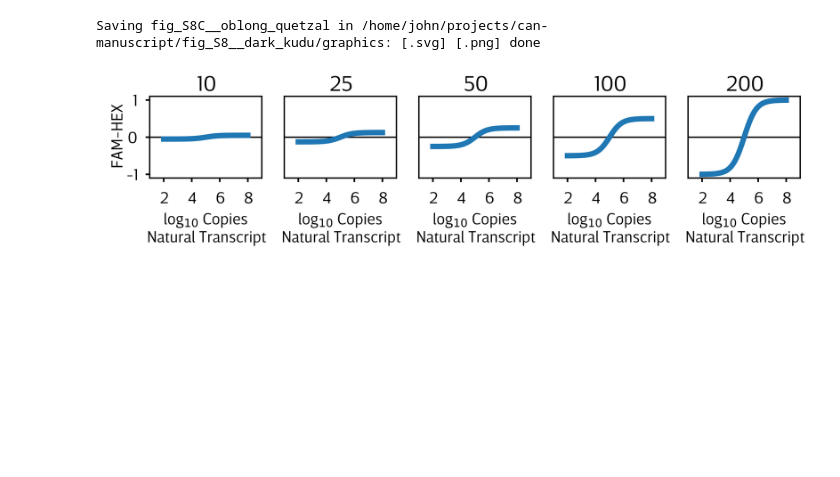
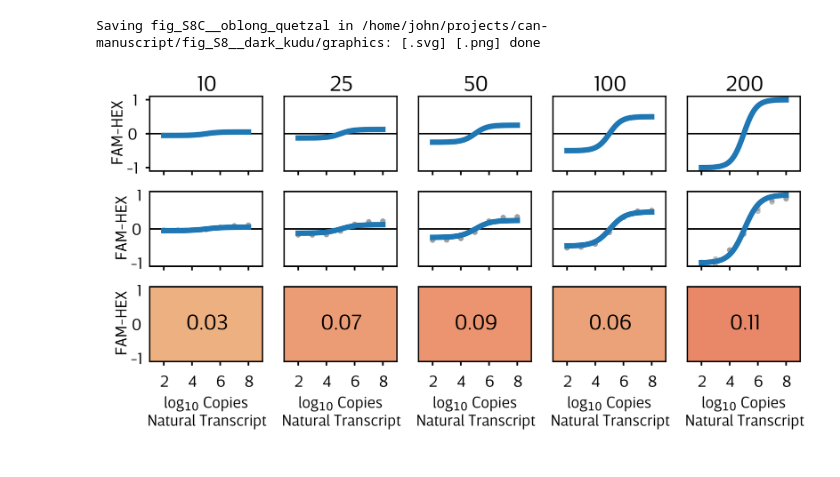
Before and after one commit to JohnGoertz/can-manuscript, a Jupyter notebook: fig_S8__dark_kudu/code/fig_S8__dark_kudu__ODE_Model_bipartite_tuning.ipynb, the cells around one changed output. Drawn from its saved outputs; the diff is of its cells as text; code cells hidden in the pictures; blank space fills up the shorter version.

```diff
--- a/fig_S8__dark_kudu/code/fig_S8__dark_kudu__ODE_Model_bipartite_tuning.ipynb
+++ b/fig_S8__dark_kudu/code/fig_S8__dark_kudu__ODE_Model_bipartite_tuning.ipynb
@@ -79,9 +97,13 @@ def format_figure(fig, axs):
         ax.set_xlabel(ax.get_xlabel(), fontsize=labelsize, labelpad=2)
         if i > 0:
             ax.yaxis.set_tick_params(length=0)
-        ax.axhline(0, color="k", linestyle="-", linewidth=0.5, zorder=-1)
+        if ax not in axs[-1, :]:
+            ax.axhline(0, color="k", linestyle="-", linewidth=0.5, zorder=-1)
 
-    axs[0].set_ylabel('FAM-HEX')
+    plt.setp(
+        axs[:,0],
+        ylabel='FAM-HEX',
+    )
 
     plt.subplots_adjust(
         left=mar_l / width,
@@ -91,0 +172,4 @@ def format_figure(fig, axs):
+# %%
+wts = ["S056.4.12", "S056.4.12", "S044.13", "S056.4.12", "S044.13"]
+targets = ["S056.4.3", "S056.4.1", "GC55", "S056.4.4", "GC15"]
+target_codes = ["S056.4.3", "S056.4.1", "S044.14", "S056.4.4", "S044.9"]
@@ -158,0 +290,7 @@ Saving fig_S8A__tangible_urchin in /home/john/projects/can-manuscript/fig_S8__da
+# %%
+from matplotlib import cm
+from matplotlib import colormaps
+
+rmse_norm = cm.colors.Normalize(vmin=0.029902191266630403, vmax=0.5404995294703315)
+
+cmap = colormaps["flare"]
@@ -199,30 +472,77 @@ Saving fig_S8B__invisible_parrot in /home/john/projects/can-manuscript/fig_S8__d
 # %%
-fig, axs = plt.subplots(1, 5, figsize=figsize, sharex=True, sharey=True)
-format_figure(fig, axs)
+fig_prmr, axs_prmr = plt.subplots(3, 5, figsize=figsize, sharex=True, sharey=True)
+# format_figure(fig, axs)
 ref_lgQ = 5.0
 ref_rate = 0.8
 wt_rate = 0.8
 
-for ax, nM in zip(axs, [10, 25, 50, 100, 200]):
+this = JG063I.endpoints[
+    (JG063I.endpoints["Probe nM"] == "200") & (JG063I.endpoints["WT_Copies"] > 1)
+]
+
+rmse_prmr = []
+
+for ax, nM in zip(axs_prmr[0], [10, 25, 50, 100, 200]):
     rxn_b.primer_nMs = [nM, nM]
     wt_lgQ, sol = sym_bipartite(
-        wt_rate=wt_rate, ref_rate=ref_rate, ref_lgQ=ref_lgQ,
+        wt_rate=wt_rate,
+        ref_rate=ref_rate,
+        ref_lgQ=ref_lgQ,
     )
-    ax.plot(wt_lgQ, sol/2, lw=2)
+    ax.plot(wt_lgQ, sol / 2, lw=2)
     ax.set_title(nM, fontsize=titlesize, pad=2)
     # ax.set_xlim(1, 9)
     # ax.set_ylim(-1.1, 1.1)
     # ax.set_xticks([2, 4, 6, 8])
     # ax.set_xlabel("log$_{10}$ Copies\nNatural Transcript", fontsize=labelsize, labelpad=2)
 
+for ax, nM in zip(axs_prmr[1], [10, 25, 50, 100, 200]):
+    rxn_b.primer_nMs = [nM, nM]
+    wt_lgQ, sol = sym_bipartite(
+        wt="S056.1.12",
+        ref="S056.1.1",
+        ref_lgQ=5.0,
+    )
+    ax.plot(wt_lgQ, sol / 2, lw=2)
 
-# plt.tight_layout()
+    wt_pts = this[this["Primer nM"] == str(nM)]['WT_Copies'].values
+    endpts = this[this["Primer nM"] == str(nM)]["FAM-HEX"].values
 
-plt.setp(axs, xticklabels=xticks)
-for ax in axs:
+    ax.scatter(
+        wt_pts,
+        endpts,
+        s=4,
+        color="grey",
+        edgecolor="none",
+        alpha=0.5,
+        zorder=-10,
+    )
+
+    wt_lgQ, sol = sym_bipartite(
+        wt="S056.1.12", ref="S056.1.1", ref_lgQ=5.0, wt_pts=wt_pts
+    )
+    rmse = np.sqrt(np.mean((sol/2 - endpts) ** 2))
+    rmse_prmr.append(rmse)
+
+for ax, rmse in zip(axs_prmr[2], rmse_prmr):
+    ax.set_facecolor(cmap(rmse_norm(rmse)))
+    ax.annotate(
+        f"{rmse:.2f}",
+        xy=(0.5, 0.5),
+        xycoords="axes fraction",
+        fontsize=titlesize,
+        ha="center",
+        va="center",
+    )
+
+plt.tight_layout()
+format_figure(fig_prmr, axs_prmr)
+
+plt.setp(axs_prmr, xticks=xticks, xticklabels=xticks)
+for ax in axs_prmr[2]:
     ax.set_xlabel("log$_{10}$ Copies\nNatural Transcript")
 
-savefig(plt.gcf(), "oblong_quetzal")
+savefig(plt.gcf(), "oblong_quetzal", transparent_svg=False)
 # %% [output]
 Saving fig_S8C__oblong_quetzal in /home/john/projects/can-manuscript/fig_S8__dark_kudu/graphics: [.svg] [.png] done
-[figure, old version]
+[figure, new version]
```
Also changed, not shown: parts of 16 cells of this notebook, 40 other files.
